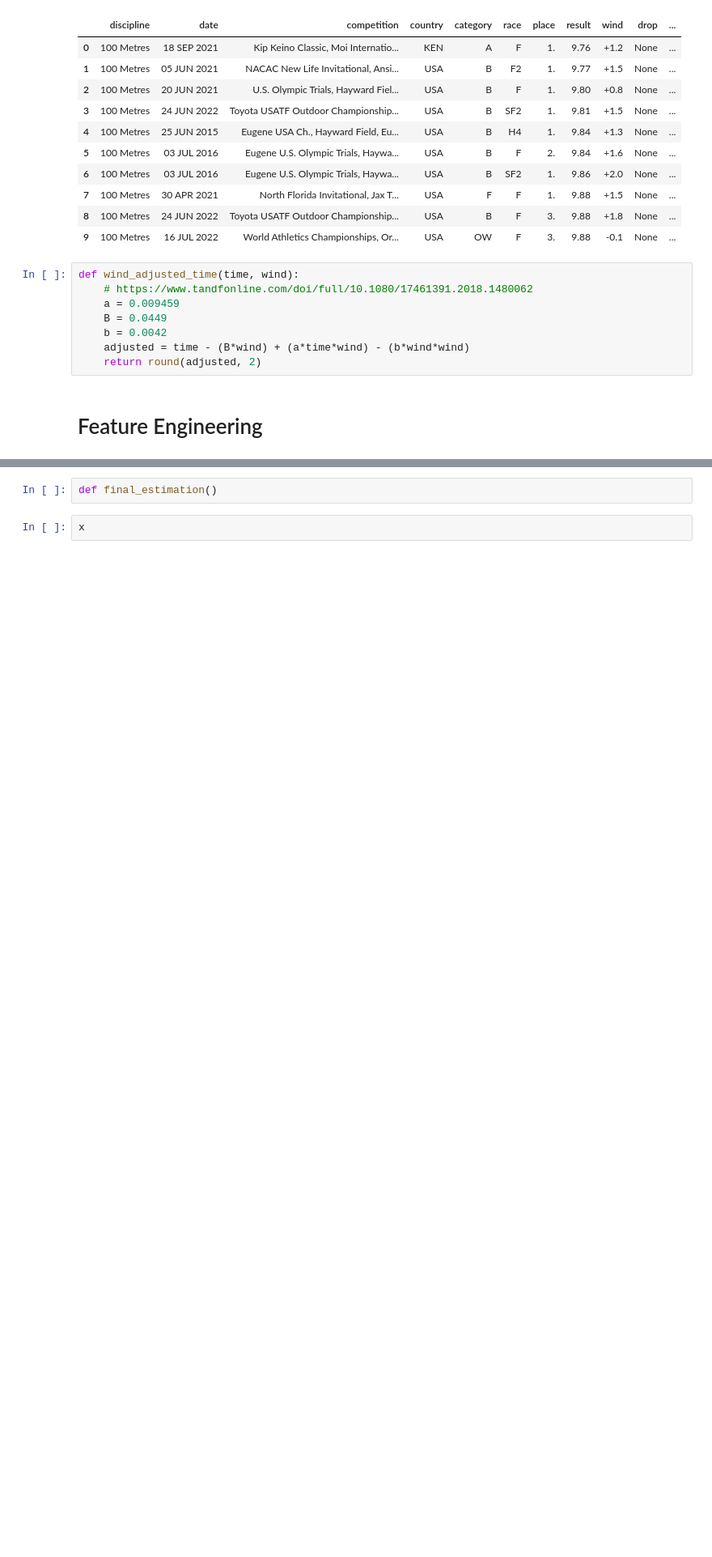
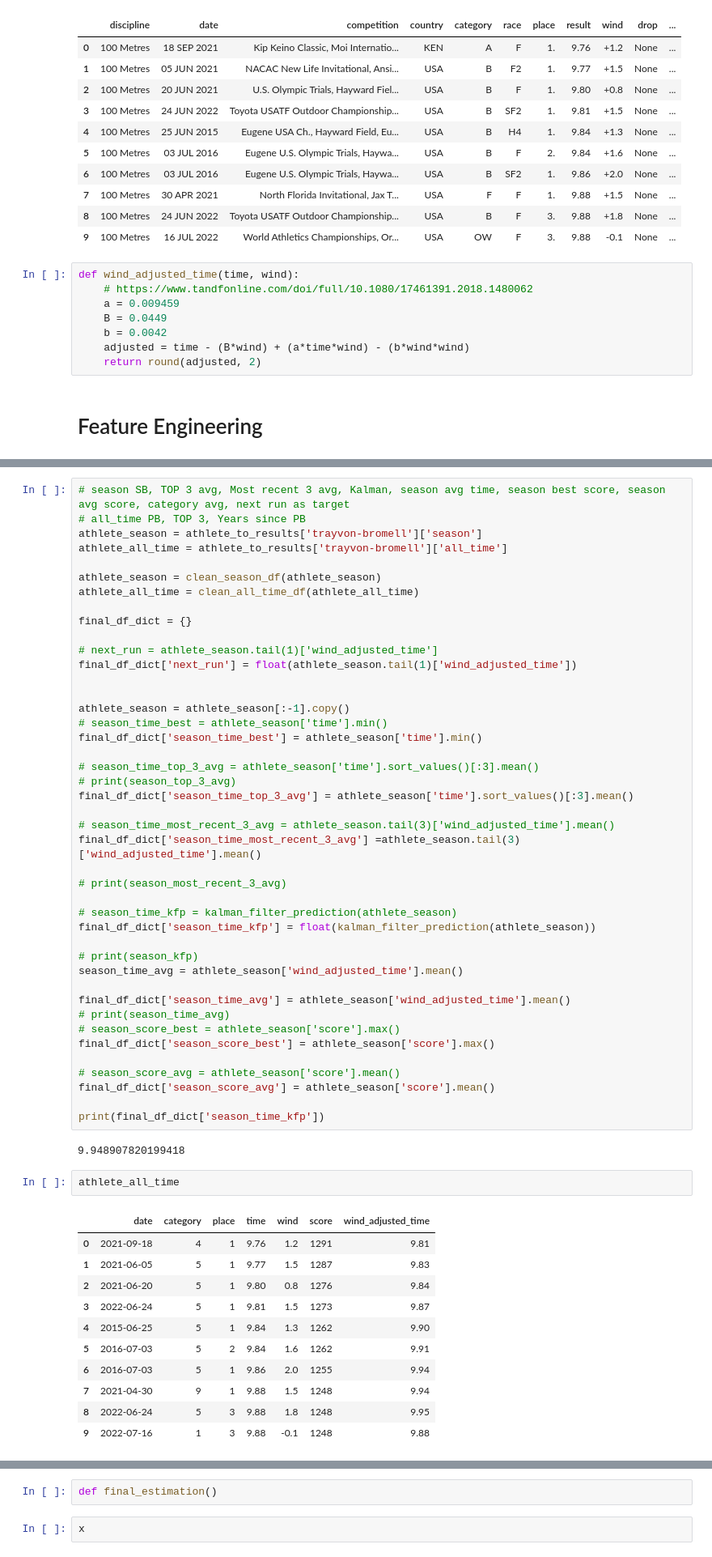
Before and after one commit to georgealexanderday/athletics, a Jupyter notebook: athletics/summative_2.ipynb, the cells around one changed output, grey strips where cells are left out. Shown at 81% size. Drawn from its saved outputs; the diff is of its cells as text; blank space fills up the shorter version.

```diff
--- a/athletics/summative_2.ipynb
+++ b/athletics/summative_2.ipynb
@@ -357,0 +507,59 @@ amaury-golitin
+# %%
+# season SB, TOP 3 avg, Most recent 3 avg, Kalman, season avg time, season best score, season avg score, category avg, next run as target
+# all_time PB, TOP 3, Years since PB
+athlete_season = athlete_to_results['trayvon-bromell']['season']
+athlete_all_time = athlete_to_results['trayvon-bromell']['all_time']
+
+athlete_season = clean_season_df(athlete_season)
+athlete_all_time = clean_all_time_df(athlete_all_time)
+
+final_df_dict = {}
+
+# next_run = athlete_season.tail(1)['wind_adjusted_time']
+final_df_dict['next_run'] = float(athlete_season.tail(1)['wind_adjusted_time'])
+
+
+athlete_season = athlete_season[:-1].copy()
+# season_time_best = athlete_season['time'].min()
+final_df_dict['season_time_best'] = athlete_season['time'].min()
+
+# season_time_top_3_avg = athlete_season['time'].sort_values()[:3].mean()
+# print(season_top_3_avg)
+final_df_dict['season_time_top_3_avg'] = athlete_season['time'].sort_values()[:3].mean()
+
+# season_time_most_recent_3_avg = athlete_season.tail(3)['wind_adjusted_time'].mean()
+final_df_dict['season_time_most_recent_3_avg'] =athlete_season.tail(3)['wind_adjusted_time'].mean()
+
+# print(season_most_recent_3_avg)
+
+# season_time_kfp = kalman_filter_prediction(athlete_season)
+final_df_dict['season_time_kfp'] = float(kalman_filter_prediction(athlete_season))
+
+# print(season_kfp)
+season_time_avg = athlete_season['wind_adjusted_time'].mean()
+
+final_df_dict['season_time_avg'] = athlete_season['wind_adjusted_time'].mean()
+# print(season_time_avg)
+# season_score_best = athlete_season['score'].max()
+final_df_dict['season_score_best'] = athlete_season['score'].max()
+
+# season_score_avg = athlete_season['score'].mean()
+final_df_dict['season_score_avg'] = athlete_season['score'].mean()
+
+print(final_df_dict['season_time_kfp'])
+# %% [output]
+9.948907820199418
+# %%
+athlete_all_time
+# %% [output]
+|  | date | category | place | time | wind | score | wind_adjusted_time |
+| 0 | 2021-09-18 | 4 | 1 | 9.76 | 1.2 | 1291 | 9.81 |
+| 1 | 2021-06-05 | 5 | 1 | 9.77 | 1.5 | 1287 | 9.83 |
+| 2 | 2021-06-20 | 5 | 1 | 9.80 | 0.8 | 1276 | 9.84 |
+| 3 | 2022-06-24 | 5 | 1 | 9.81 | 1.5 | 1273 | 9.87 |
+| 4 | 2015-06-25 | 5 | 1 | 9.84 | 1.3 | 1262 | 9.90 |
+| 5 | 2016-07-03 | 5 | 2 | 9.84 | 1.6 | 1262 | 9.91 |
+| 6 | 2016-07-03 | 5 | 1 | 9.86 | 2.0 | 1255 | 9.94 |
+| 7 | 2021-04-30 | 9 | 1 | 9.88 | 1.5 | 1248 | 9.94 |
+| 8 | 2022-06-24 | 5 | 3 | 9.88 | 1.8 | 1248 | 9.95 |
+| 9 | 2022-07-16 | 1 | 3 | 9.88 | -0.1 | 1248 | 9.88 |
```
Also changed, not shown: parts of 17 cells of this notebook.
